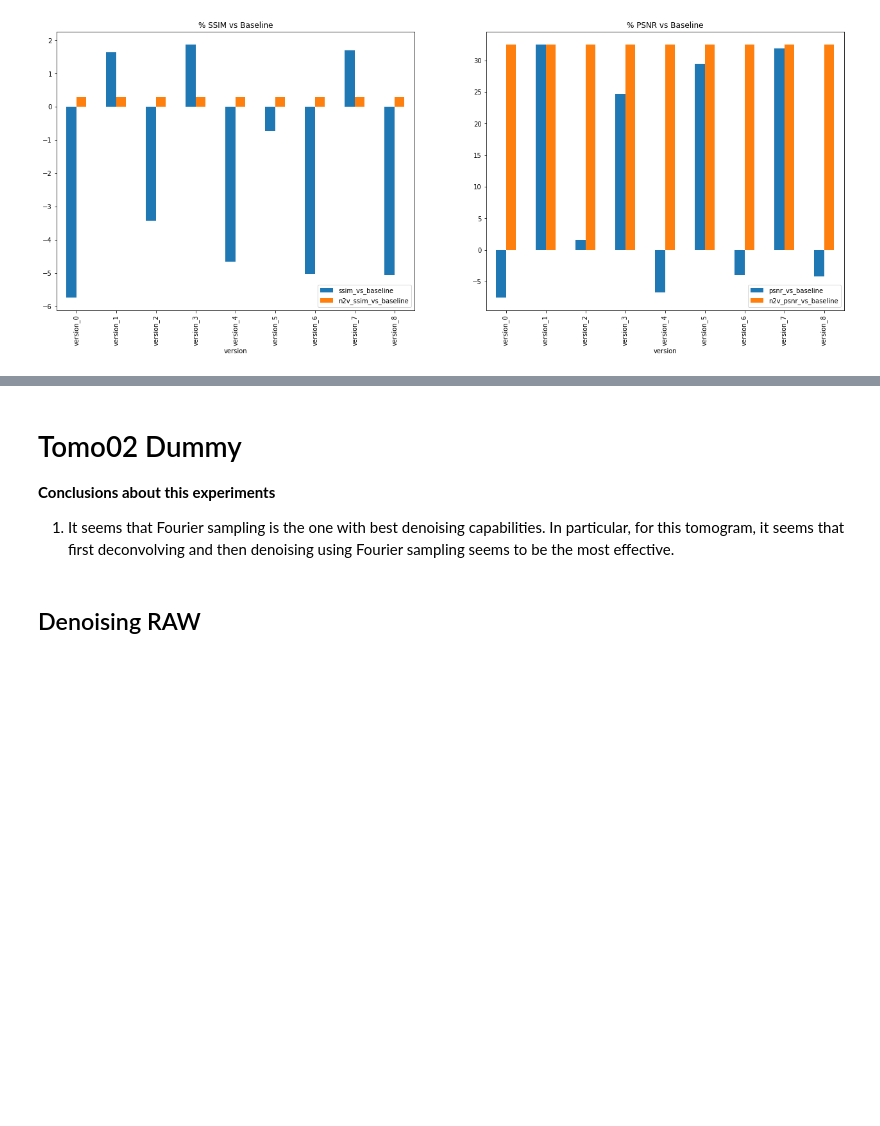
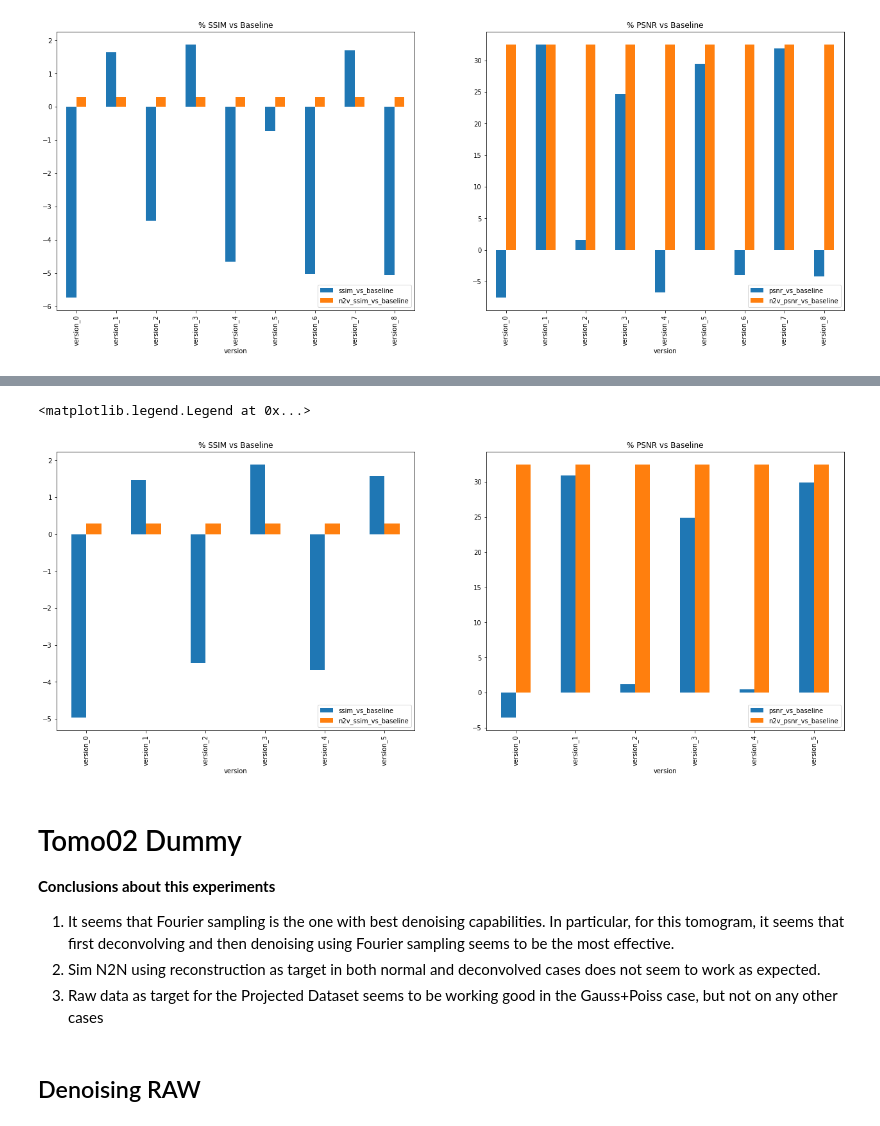
Before and after one commit to Fickincool/master-thesis, a Jupyter notebook: Notebooks/6.00_self2selfDenoising/6.10_summary_tables.ipynb, the cells around one changed output, grey strips where cells are left out. Cells and saved outputs as stored; diff of their text form; code cells hidden in the pictures; blank space fills up the shorter version.

Commit message:
Commit before adding changes from other computer

```diff
--- a/Notebooks/6.00_self2selfDenoising/6.10_summary_tables.ipynb
+++ b/Notebooks/6.00_self2selfDenoising/6.10_summary_tables.ipynb
@@ -207,0 +244,6 @@ ax1.legend(loc='lower right')
+# %%
+logdir = 'data/S2SDenoising/tryout_model_logs/tomoPhantom_model14_noisyGaussPoissPerlin/fourierSampling_comparison/'
+logdir = os.path.join(PARENT_PATH, logdir)
+
+data_log = logdir_to_dataframe(logdir)
+data_log
@@ -208,9 +258,23 @@ ax1.legend(loc='lower right')
+# %%
+fig, (ax0, ax1) = plt.subplots(1, 2, figsize=(22, 8))
+data_log[['version', 'ssim_vs_baseline', 'n2v_ssim_vs_baseline']].plot.bar(x='version', ax=ax0)
+ax0.set_title('% SSIM vs Baseline')
+ax0.legend(loc='lower right')
+
+data_log[['version', 'psnr_vs_baseline', 'n2v_psnr_vs_baseline']].plot.bar(x='version', ax=ax1)
+ax1.set_title('% PSNR vs Baseline')
+ax1.legend(loc='lower right')
+# %% [output]
+<matplotlib.legend.Legend at 0x...>
+[figure, added]
 # %% [markdown]
 # Tomo02 Dummy
 
 **Conclusions about this experiments**
 
 1. It seems that Fourier sampling is the one with best denoising capabilities. In particular, for this tomogram, it seems that first deconvolving and then denoising using Fourier sampling seems to be the most effective.
+2. Sim N2N using reconstruction as target in both normal and deconvolved cases does not seem to work as expected.
+3. Raw data as target for the Projected Dataset seems to be working good in the Gauss+Poiss case, but not on any other cases
 # %% [markdown]
 ## Denoising RAW
 # %%
```
Also changed, not shown: parts of 11 cells of this notebook, 4 other files.
